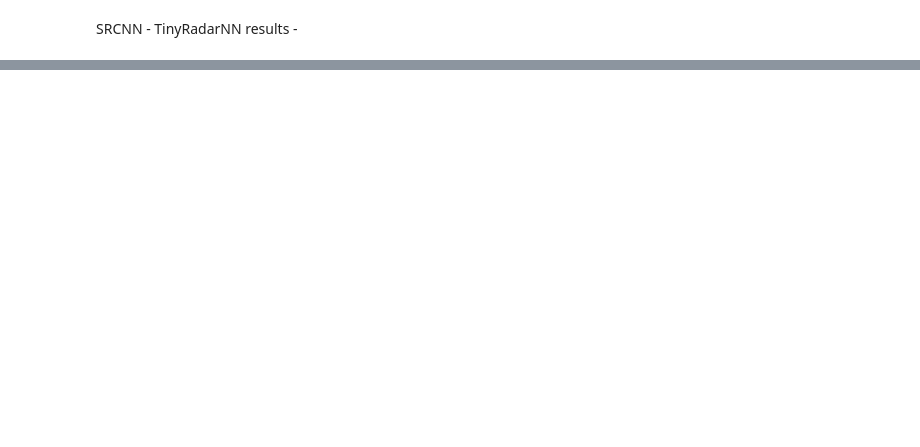
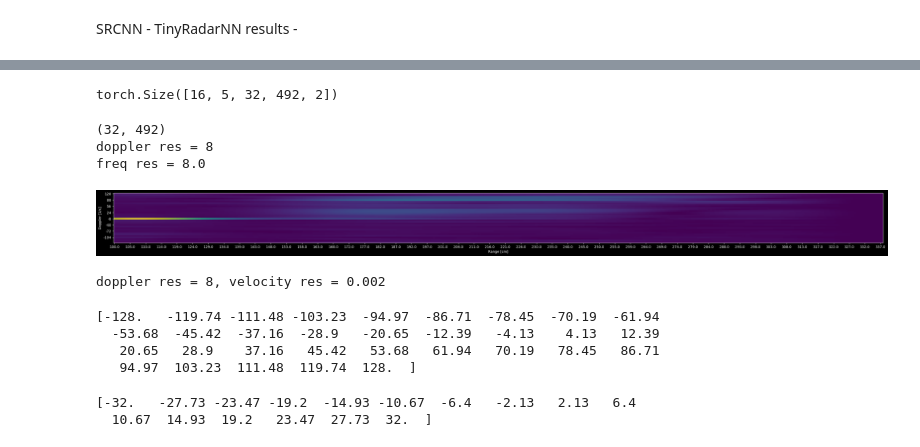
Before and after one commit to NetanelBlumenfeld/Radar, a Jupyter notebook: src/python/main_note_book.ipynb, the cells around one changed output, grey strips where cells are left out. Cells and saved outputs as stored; diff of their text form; code cells hidden in the pictures; blank space fills up the shorter version.

```diff
--- a/src/python/main_note_book.ipynb
+++ b/src/python/main_note_book.ipynb
@@ -164,5 +174,0 @@ Doing 1
-# %%
-for low_res_imgs, y in training_generator:
-    hight_res_imgs = y[0]
-    label = y[1]
-    break
@@ -212,0 +175,12 @@ mse true - lr:  tensor(0.0009)
+# %%
+from matplotlib import pyplot as plt
+
+plt.figure(figsize=(20, 20))
+
+img = low_res_imgs[0,0,0,:,:]
+plt.imshow(img)
+# %%
+plt.figure(figsize=(20, 20))
+
+img = img.to(torch.float32)
+plt.imshow(img)
@@ -212,0 +266,6 @@ mse true - lr:  tensor(0.0009)
+# %%
+for a,b in x:
+    break
+a.shape
+# %% [output]
+torch.Size([16, 5, 32, 492, 2])
@@ -212,0 +364,14 @@ mse true - lr:  tensor(0.0009)
+# %%
+d = np.load("/Users/netanelblumenfeld/Desktop/data/11G/data_npy/p6/SlowSwipeRL_1s.npy")
+d = d.reshape(d.shape[0],5,32,492,2)
+img = d[-3,2,:,:,1]
+signal = img.copy()
+print(img.shape)
+# do = doppler_map(img)
+do = np.abs(fftshift(fft(img,axis=0),axes=0))
+plot_doppler(do,prf=256,k=4)
+# %% [output]
+(32, 492)
+doppler res = 8
+freq res = 8.0
+[figure, added]
@@ -212,0 +383,23 @@ mse true - lr:  tensor(0.0009)
+# %%
+prf = 256
+new_prf = 64
+const = (3e8)/(2*60e10)
+doppler_res = int(prf / 32)
+velocity_res = const * doppler_res
+print(f'doppler res = {doppler_res}, velocity res = {velocity_res}')
+# %% [output]
+doppler res = 8, velocity res = 0.002
+# %%
+orig_doppler_axis = np.linspace(-1*prf//2,prf//2,32).round(2)
+new_doppler_axis = np.linspace(-1*new_prf//2,new_prf//2,16).round(2)
+print(orig_doppler_axis)
+# %% [output]
+[-128.   -119.74 -111.48 -103.23  -94.97  -86.71  -78.45  -70.19  -61.94
+  -53.68  -45.42  -37.16  -28.9   -20.65  -12.39   -4.13    4.13   12.39
+   20.65   28.9    37.16   45.42   53.68   61.94   70.19   78.45   86.71
+   94.97  103.23  111.48  119.74  128.  ]
+# %%
+print(new_doppler_axis)
+# %% [output]
+[-32.   -27.73 -23.47 -19.2  -14.93 -10.67  -6.4   -2.13   2.13   6.4
+  10.67  14.93  19.2   23.47  27.73  32.  ]
```
Also changed, not shown: parts of 22 cells of this notebook, 8 other files.
